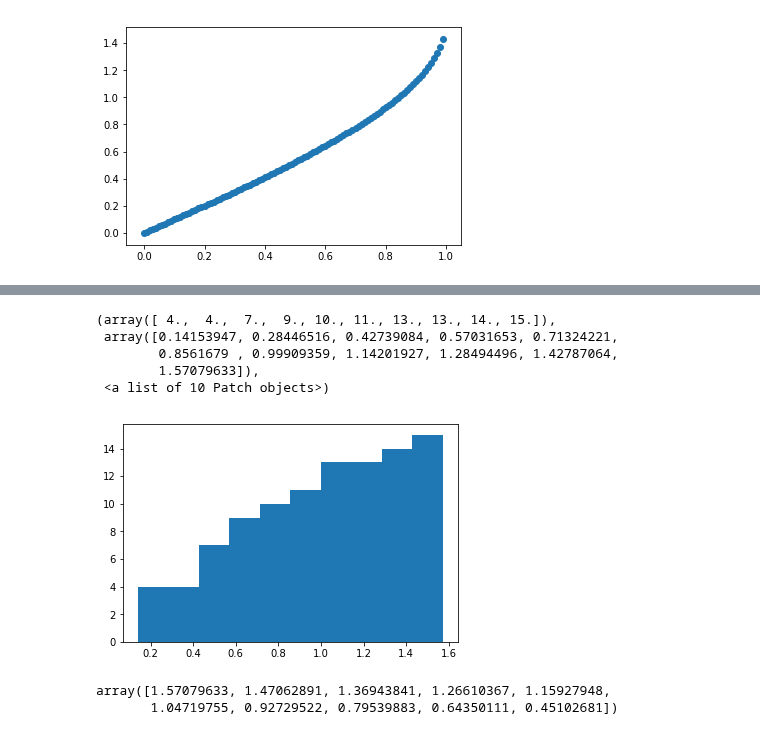
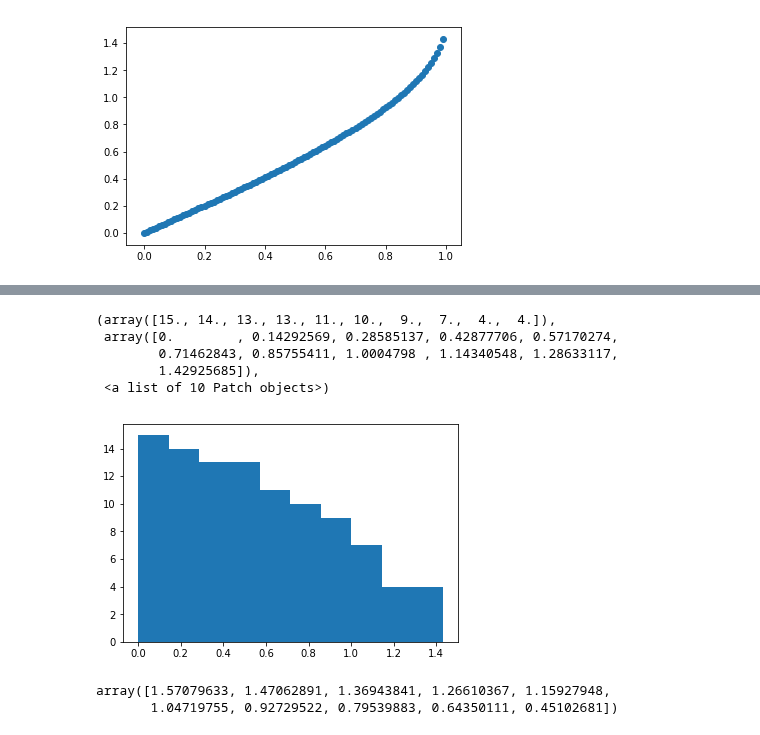
Before and after one commit to MarcSchneider71/dsc-1-09-13-normal-gaussian-distributions-lab-nyc-ds-career-012819, a Jupyter notebook: index.ipynb, the cells around one changed output, grey strips where cells are left out. Saved outputs shown, nothing was run; the diff lists cells and outputs as text; code cells hidden in the pictures.

```diff
--- a/index.ipynb
+++ b/index.ipynb
@@ -129,12 +132,12 @@ plt.plot(np.arcsin(np.arange(0,1,.01)))
 # %%
-plt.hist(np.arccos(np.arange(0,1,.01)))
+plt.hist(np.arcsin(np.arange(0,1,.01)))
 # %% [output]
-(array([ 4.,  4.,  7.,  9., 10., 11., 13., 13., 14., 15.]),
- array([0.14153947, 0.28446516, 0.42739084, 0.57031653, 0.71324221,
-        0.8561679 , 0.99909359, 1.14201927, 1.28494496, 1.42787064,
-        1.57079633]),
+(array([15., 14., 13., 13., 11., 10.,  9.,  7.,  4.,  4.]),
+ array([0.        , 0.14292569, 0.28585137, 0.42877706, 0.57170274,
+        0.71462843, 0.85755411, 1.0004798 , 1.14340548, 1.28633117,
+        1.42925685]),
  <a list of 10 Patch objects>)
-[figure, old version]
+[figure, new version]
 # %%
 np.arccos(np.arange(0,1,.1))
 # %% [output]
```
Also changed, not shown: parts of 1 cell of this notebook.
